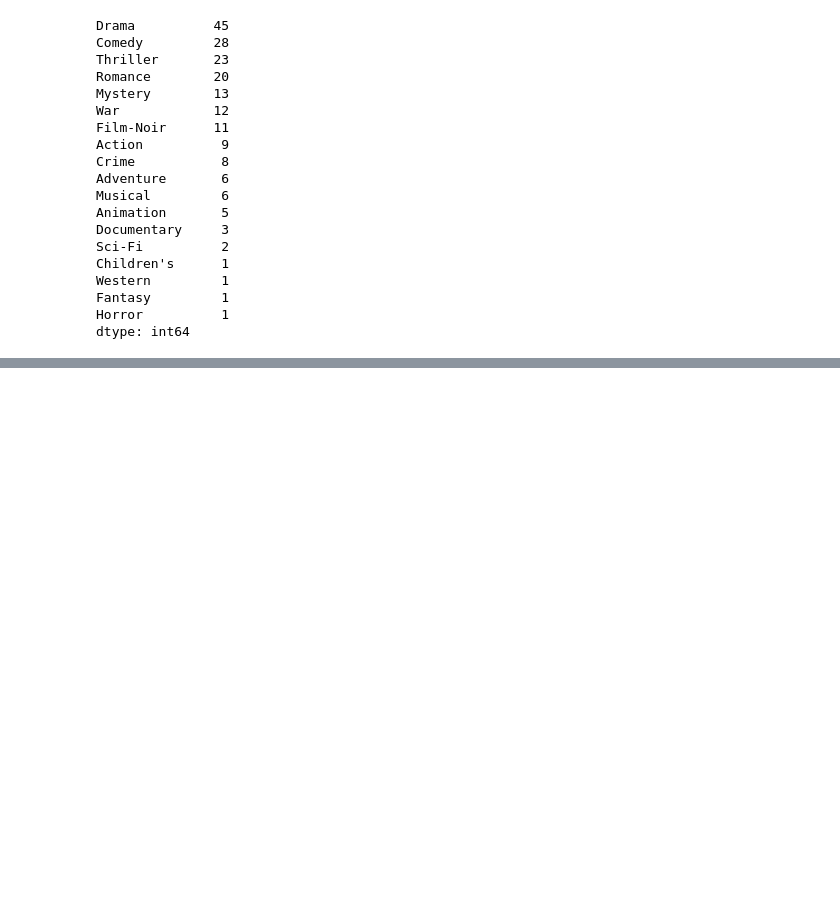
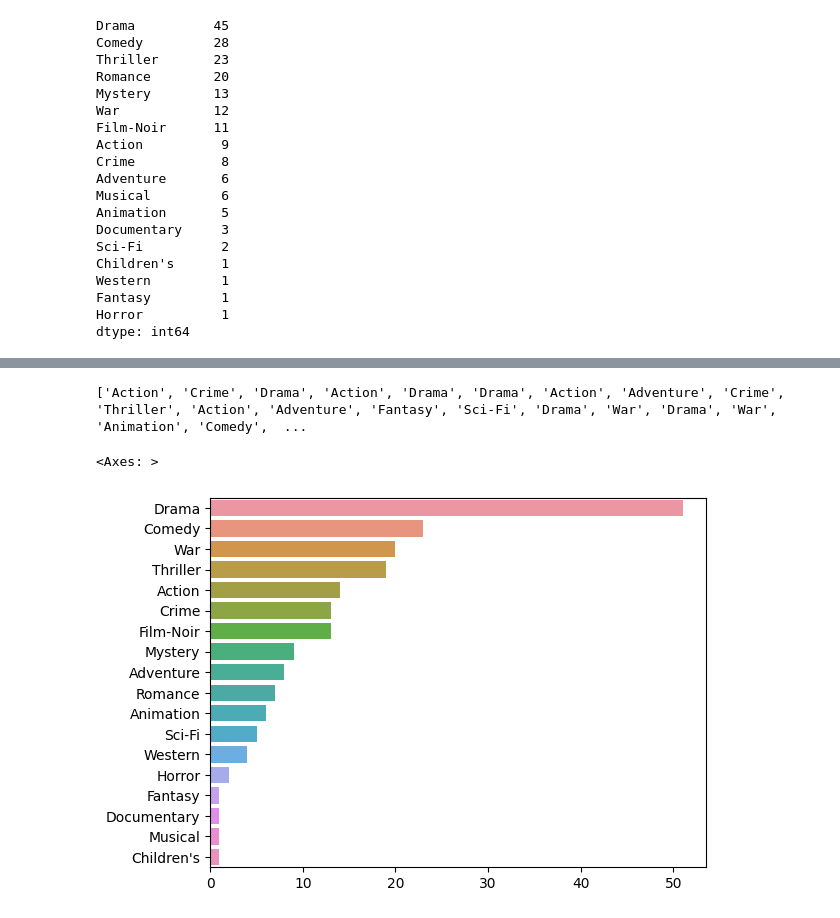
Before and after one commit to kim-dahun/python-study, a Jupyter notebook: py20_movielens.ipynb, the cells around one changed output, grey strips where cells are left out. Saved outputs shown, nothing was run; the diff lists cells and outputs as text; code cells hidden in the pictures; blank space fills up the shorter version.

```diff
--- a/py20_movielens.ipynb
+++ b/py20_movielens.ipynb
@@ -705,0 +715,4 @@ dtype: int64
+# %%
+movies_with_index2 = movies.set_index('title')
+# %%
+def2 = movies_with_index2.loc[male_top_100_title]
@@ -705,0 +735,17 @@ dtype: int64
+# %%
+genres = []
+
+for x in def2.genres:
+
+  genres.extend(x.split('|'))
+
+print(genres)
+# %% [output]
+['Action', 'Crime', 'Drama', 'Action', 'Drama', 'Drama', 'Action', 'Adventure', 'Crime', 'Thriller', 'Action', 'Adventure', 'Fantasy', 'Sci-Fi', 'Drama', 'War', 'Drama', 'War', 'Animation', 'Comedy',  ...
+# %%
+genres_count = pd.value_counts(genres)
+# %%
+sns.barplot(x=genres_count.values, y=genres_count.index)
+# %% [output]
+<Axes: >
+[figure, added]
```
Also changed, not shown: parts of 10 cells of this notebook.
